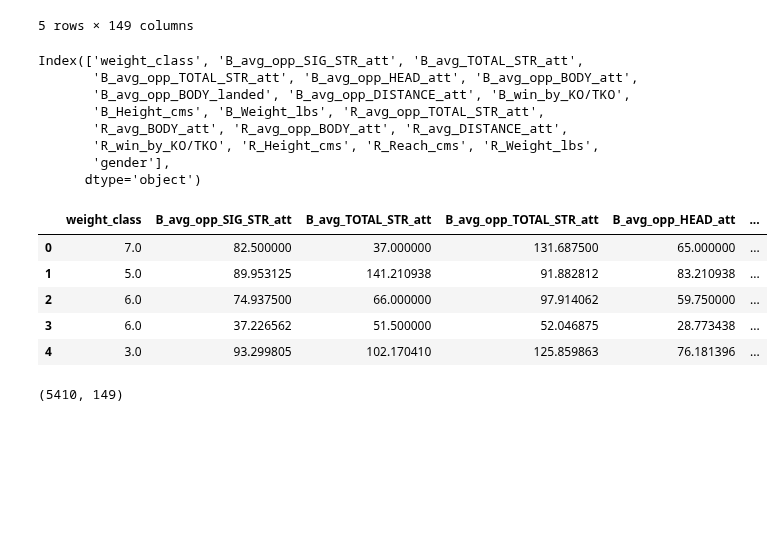
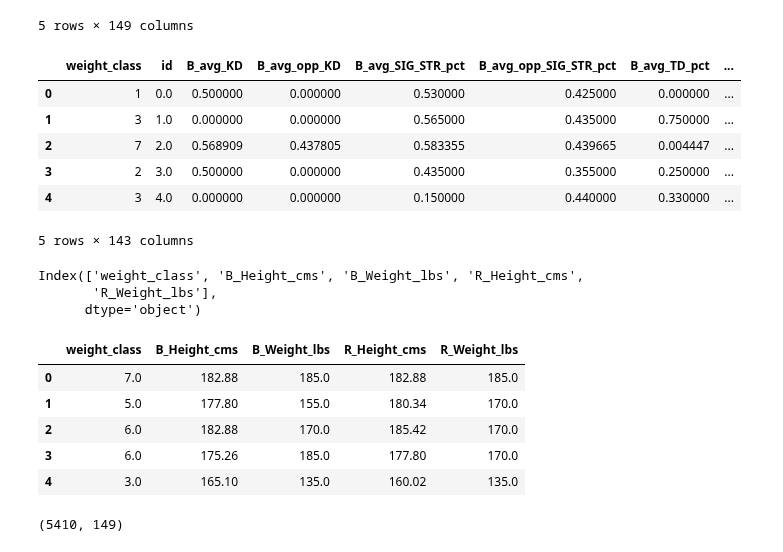
Before and after one commit to breadworshipper/TK-Kasdad, a Jupyter notebook: Preprocessing/kombinasi2.ipynb, the cells around one changed output. Drawn from its saved outputs; the diff is of its cells as text; code cells hidden in the pictures; blank space fills up the shorter version.

```diff
--- a/Preprocessing/kombinasi2.ipynb
+++ b/Preprocessing/kombinasi2.ipynb
@@ -375,35 +392,52 @@ df.head()
 | 3 | 6 | 0.695312 | 0.000000 | 0.605000 | 0.185547 | 0.088281 | ... |
 | 4 | 3 | 0.500000 | 0.266602 | 0.381462 | 0.456558 | 0.429614 | ... |
 5 rows × 149 columns
+# %%
+# Get the remaining object columns
+df_test_object = df_test.select_dtypes(include='object')
+
+# Perform one-hot encoding
+df_test_encoded = pd.get_dummies(df_test_object)
+
+# Combine the encoded columns with the original dataframe
+df_test = pd.concat([df_test, df_test_encoded], axis=1)
+
+# Drop the original object columns
+df_test.drop(df_test_object.columns, axis=1, inplace=True)
+
+df_test.head()
+# %% [output]
+|  | weight_class | id | B_avg_KD | B_avg_opp_KD | B_avg_SIG_STR_pct | B_avg_opp_SIG_STR_pct | B_avg_TD_pct | ... |
+| 0 | 1 | 0.0 | 0.500000 | 0.000000 | 0.530000 | 0.425000 | 0.000000 | ... |
+| 1 | 3 | 1.0 | 0.000000 | 0.000000 | 0.565000 | 0.435000 | 0.750000 | ... |
+| 2 | 7 | 2.0 | 0.568909 | 0.437805 | 0.583355 | 0.439665 | 0.004447 | ... |
+| 3 | 2 | 3.0 | 0.500000 | 0.000000 | 0.435000 | 0.355000 | 0.250000 | ... |
+| 4 | 3 | 4.0 | 0.000000 | 0.000000 | 0.150000 | 0.440000 | 0.330000 | ... |
+5 rows × 143 columns
 # %%
 from sklearn.feature_selection import SelectKBest, f_regression
 # Perform feature selection using SelectKBest
-selector = SelectKBest(k=20, score_func=f_regression)
+selector = SelectKBest(k=5, score_func=f_regression)
 X = df.drop('B_Reach_cms', axis=1)
 y = df['B_Reach_cms']
 X_selected = selector.fit_transform(X, y)
 
 # Get the selected feature names
 selected_feature_names = X.columns[selector.get_support()]
 print(selected_feature_names)
 # Create a new dataframe with only the selected features
 df_selected = pd.DataFrame(X_selected, columns=selected_feature_names)
 df_selected.head()
 # %% [output]
-Index(['weight_class', 'B_avg_opp_SIG_STR_att', 'B_avg_TOTAL_STR_att',
-       'B_avg_opp_TOTAL_STR_att', 'B_avg_opp_HEAD_att', 'B_avg_opp_BODY_att',
-       'B_avg_opp_BODY_landed', 'B_avg_opp_DISTANCE_att', 'B_win_by_KO/TKO',
-       'B_Height_cms', 'B_Weight_lbs', 'R_avg_opp_TOTAL_STR_att',
-       'R_avg_BODY_att', 'R_avg_opp_BODY_att', 'R_avg_DISTANCE_att',
-       'R_win_by_KO/TKO', 'R_Height_cms', 'R_Reach_cms', 'R_Weight_lbs',
-       'gender'],
+Index(['weight_class', 'B_Height_cms', 'B_Weight_lbs', 'R_Height_cms',
+       'R_Weight_lbs'],
       dtype='object')
-|  | weight_class | B_avg_opp_SIG_STR_att | B_avg_TOTAL_STR_att | B_avg_opp_TOTAL_STR_att | B_avg_opp_HEAD_att | ... |
-| 0 | 7.0 | 82.500000 | 37.000000 | 131.687500 | 65.000000 | ... |
-| 1 | 5.0 | 89.953125 | 141.210938 | 91.882812 | 83.210938 | ... |
-| 2 | 6.0 | 74.937500 | 66.000000 | 97.914062 | 59.750000 | ... |
-| 3 | 6.0 | 37.226562 | 51.500000 | 52.046875 | 28.773438 | ... |
-| 4 | 3.0 | 93.299805 | 102.170410 | 125.859863 | 76.181396 | ... |
+|  | weight_class | B_Height_cms | B_Weight_lbs | R_Height_cms | R_Weight_lbs |
+| 0 | 7.0 | 182.88 | 185.0 | 182.88 | 185.0 |
+| 1 | 5.0 | 177.80 | 155.0 | 180.34 | 170.0 |
+| 2 | 6.0 | 182.88 | 170.0 | 185.42 | 170.0 |
+| 3 | 6.0 | 175.26 | 185.0 | 177.80 | 170.0 |
+| 4 | 3.0 | 165.10 | 135.0 | 160.02 | 135.0 |
 # %%
 # Append Y into df_selected
 df_selected['B_Reach_cms'] = y
```
Also changed, not shown: parts of 13 cells of this notebook, 8 other files.
